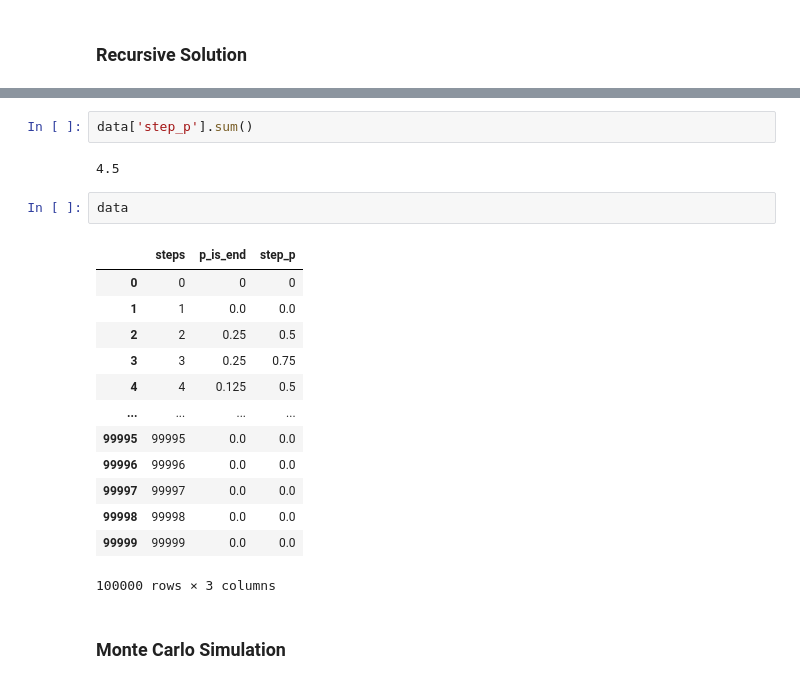
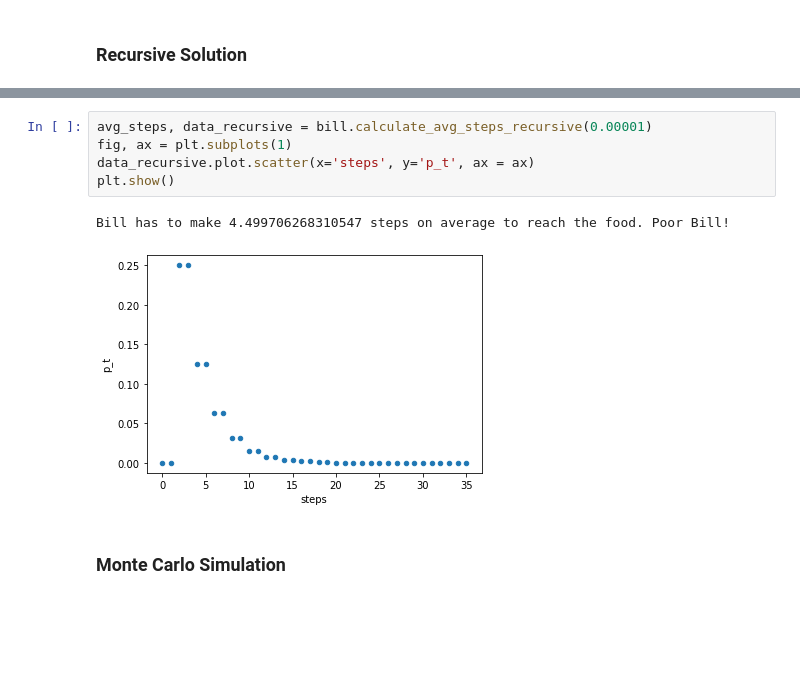
Before and after one commit to RiccardoRonz/ant, a Jupyter notebook: run_ant.ipynb, the cells around one changed output, grey strips where cells are left out. Saved outputs shown, nothing was run; the diff lists cells and outputs as text; blank space fills up the shorter version.

```diff
--- a/run_ant.ipynb
+++ b/run_ant.ipynb
@@ -81,23 +49,11 @@ def calculate_avg_steps_recursive():
-# %%
-data['step_p'].sum()
-# %% [output]
-4.5
-# %%
-data
-# %% [output]
-|  | steps | p_is_end | step_p |
-| 0 | 0 | 0 | 0 |
-| 1 | 1 | 0.0 | 0.0 |
-| 2 | 2 | 0.25 | 0.5 |
-| 3 | 3 | 0.25 | 0.75 |
-| 4 | 4 | 0.125 | 0.5 |
-| ... | ... | ... | ... |
-| 99995 | 99995 | 0.0 | 0.0 |
-| 99996 | 99996 | 0.0 | 0.0 |
-| 99997 | 99997 | 0.0 | 0.0 |
-| 99998 | 99998 | 0.0 | 0.0 |
-| 99999 | 99999 | 0.0 | 0.0 |
-100000 rows × 3 columns
+# %%
+avg_steps, data_recursive = bill.calculate_avg_steps_recursive(0.00001)
+fig, ax = plt.subplots(1)
+data_recursive.plot.scatter(x='steps', y='p_t', ax = ax)
+plt.show()
+# %% [output]
+Bill has to make 4.499706268310547 steps on average to reach the food. Poor Bill!
+[figure, added]
 # %% [markdown]
 ### Monte Carlo Simulation
 # %%
```
Also changed, not shown: parts of 30 cells of this notebook, 3 other files.
